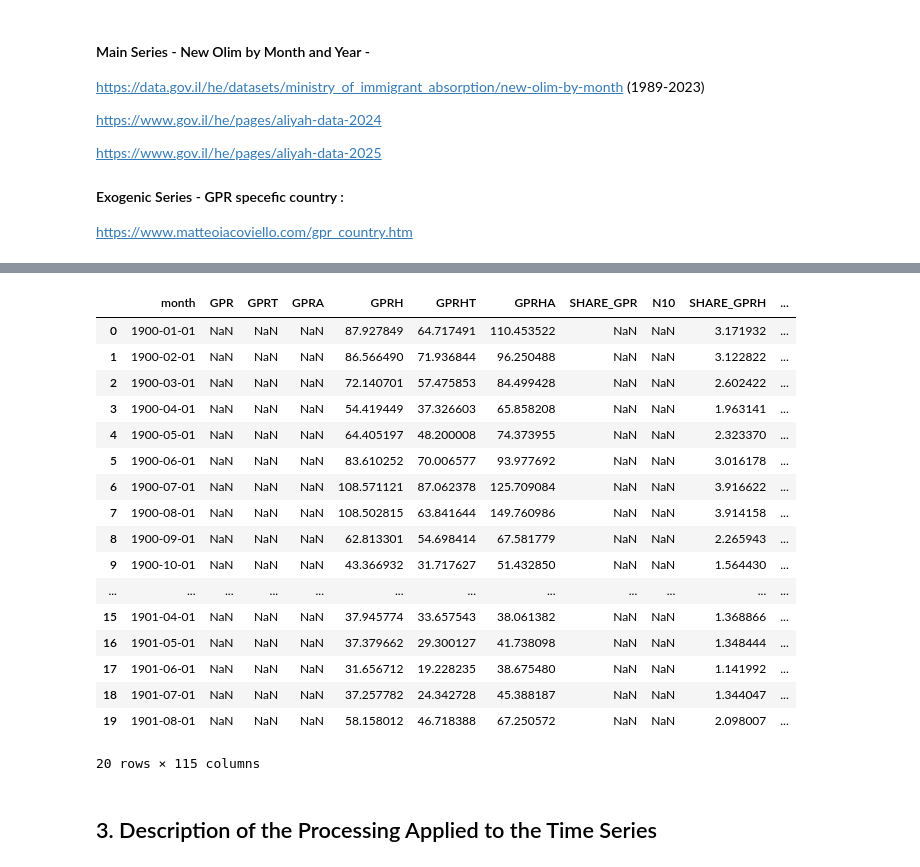
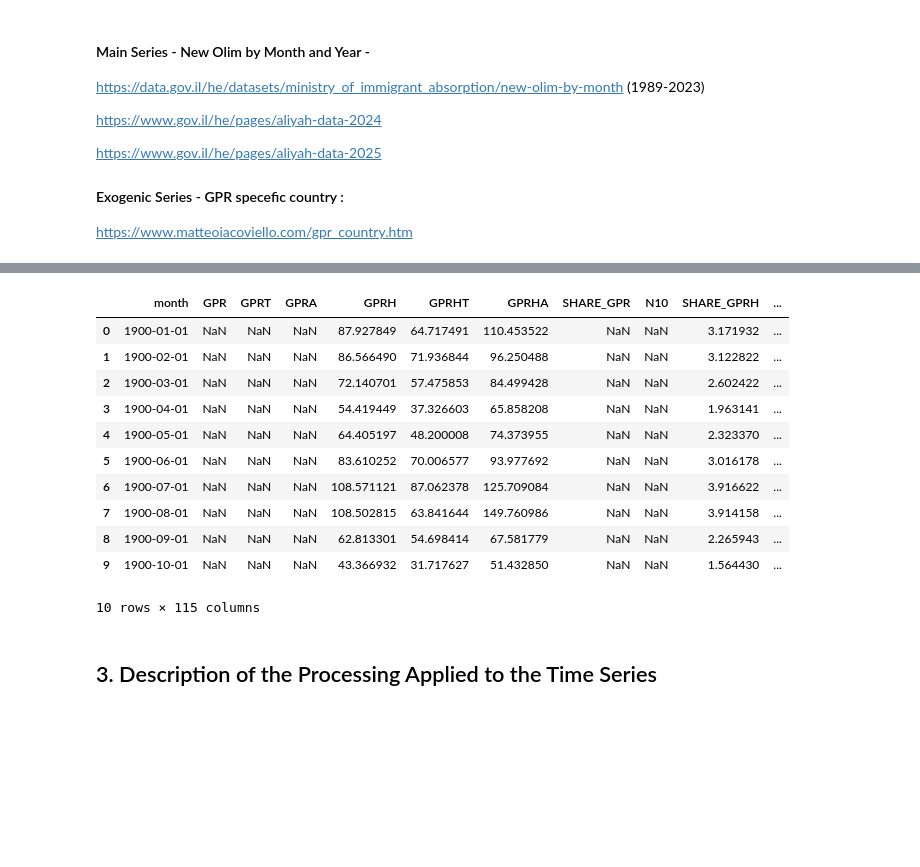
Before and after one commit to davidlvt6992/Time-Series-Analysis, a Jupyter notebook: notebooks/eng_template_project1_id1_id2.ipynb, the cells around one changed output, grey strips where cells are left out. Saved outputs shown, nothing was run; the diff lists cells and outputs as text; code cells hidden in the pictures; blank space fills up the shorter version.

```diff
--- a/notebooks/eng_template_project1_id1_id2.ipynb
+++ b/notebooks/eng_template_project1_id1_id2.ipynb
@@ -97,23 +85,17 @@ olim_2024_raw.head(n=20) # showing only 2024 as 2024 & 2025 are of the same stru
 # %%
-gpr_raw.head(n=20)
+gpr_raw.head(n=10)
 # %% [output]
 |  | month | GPR | GPRT | GPRA | GPRH | GPRHT | GPRHA | SHARE_GPR | N10 | SHARE_GPRH | ... |
 | 0 | 1900-01-01 | NaN | NaN | NaN | 87.927849 | 64.717491 | 110.453522 | NaN | NaN | 3.171932 | ... |
 | 1 | 1900-02-01 | NaN | NaN | NaN | 86.566490 | 71.936844 | 96.250488 | NaN | NaN | 3.122822 | ... |
 | 2 | 1900-03-01 | NaN | NaN | NaN | 72.140701 | 57.475853 | 84.499428 | NaN | NaN | 2.602422 | ... |
 | 3 | 1900-04-01 | NaN | NaN | NaN | 54.419449 | 37.326603 | 65.858208 | NaN | NaN | 1.963141 | ... |
 | 4 | 1900-05-01 | NaN | NaN | NaN | 64.405197 | 48.200008 | 74.373955 | NaN | NaN | 2.323370 | ... |
 | 5 | 1900-06-01 | NaN | NaN | NaN | 83.610252 | 70.006577 | 93.977692 | NaN | NaN | 3.016178 | ... |
 | 6 | 1900-07-01 | NaN | NaN | NaN | 108.571121 | 87.062378 | 125.709084 | NaN | NaN | 3.916622 | ... |
 | 7 | 1900-08-01 | NaN | NaN | NaN | 108.502815 | 63.841644 | 149.760986 | NaN | NaN | 3.914158 | ... |
 | 8 | 1900-09-01 | NaN | NaN | NaN | 62.813301 | 54.698414 | 67.581779 | NaN | NaN | 2.265943 | ... |
 | 9 | 1900-10-01 | NaN | NaN | NaN | 43.366932 | 31.717627 | 51.432850 | NaN | NaN | 1.564430 | ... |
-| ... | ... | ... | ... | ... | ... | ... | ... | ... | ... | ... | ... |
-| 15 | 1901-04-01 | NaN | NaN | NaN | 37.945774 | 33.657543 | 38.061382 | NaN | NaN | 1.368866 | ... |
-| 16 | 1901-05-01 | NaN | NaN | NaN | 37.379662 | 29.300127 | 41.738098 | NaN | NaN | 1.348444 | ... |
-| 17 | 1901-06-01 | NaN | NaN | NaN | 31.656712 | 19.228235 | 38.675480 | NaN | NaN | 1.141992 | ... |
-| 18 | 1901-07-01 | NaN | NaN | NaN | 37.257782 | 24.342728 | 45.388187 | NaN | NaN | 1.344047 | ... |
-| 19 | 1901-08-01 | NaN | NaN | NaN | 58.158012 | 46.718388 | 67.250572 | NaN | NaN | 2.098007 | ... |
-20 rows × 115 columns
+10 rows × 115 columns
 # %% [markdown]
 ## 3. Description of the Processing Applied to the Time Series
```
Also changed, not shown: parts of 14 cells of this notebook.
